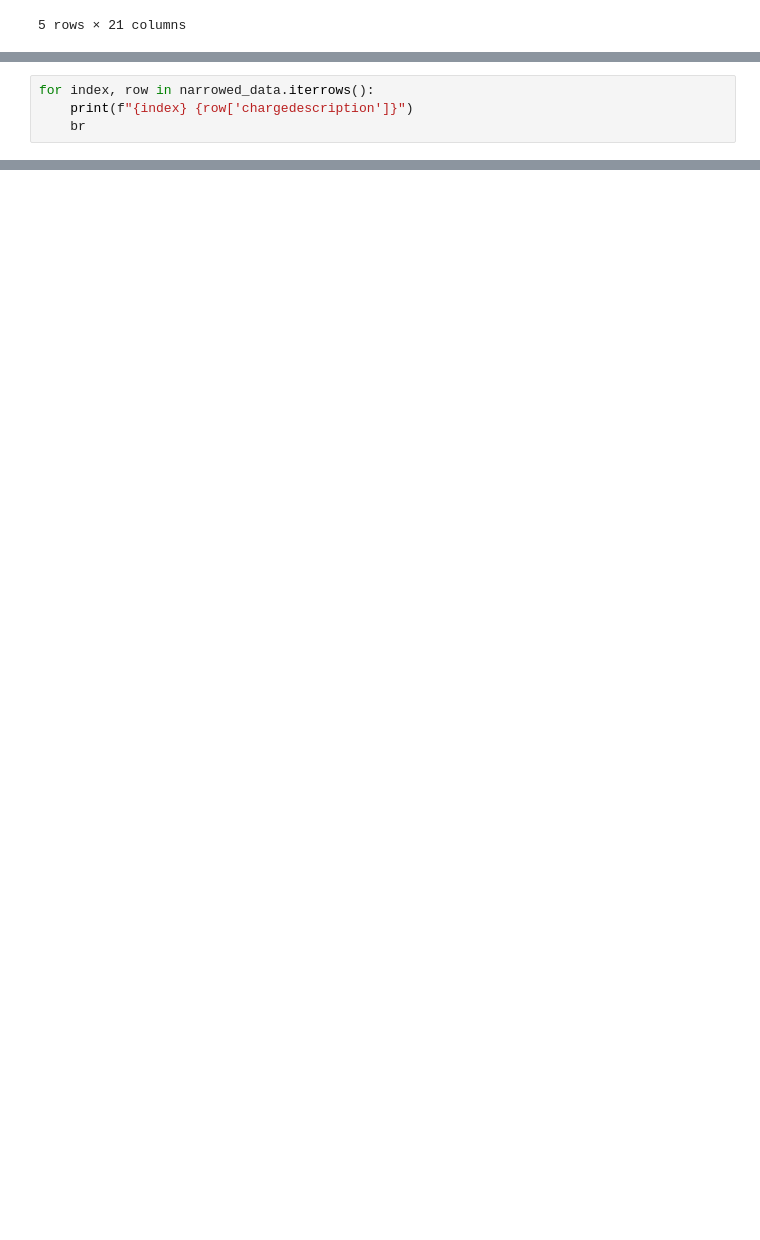
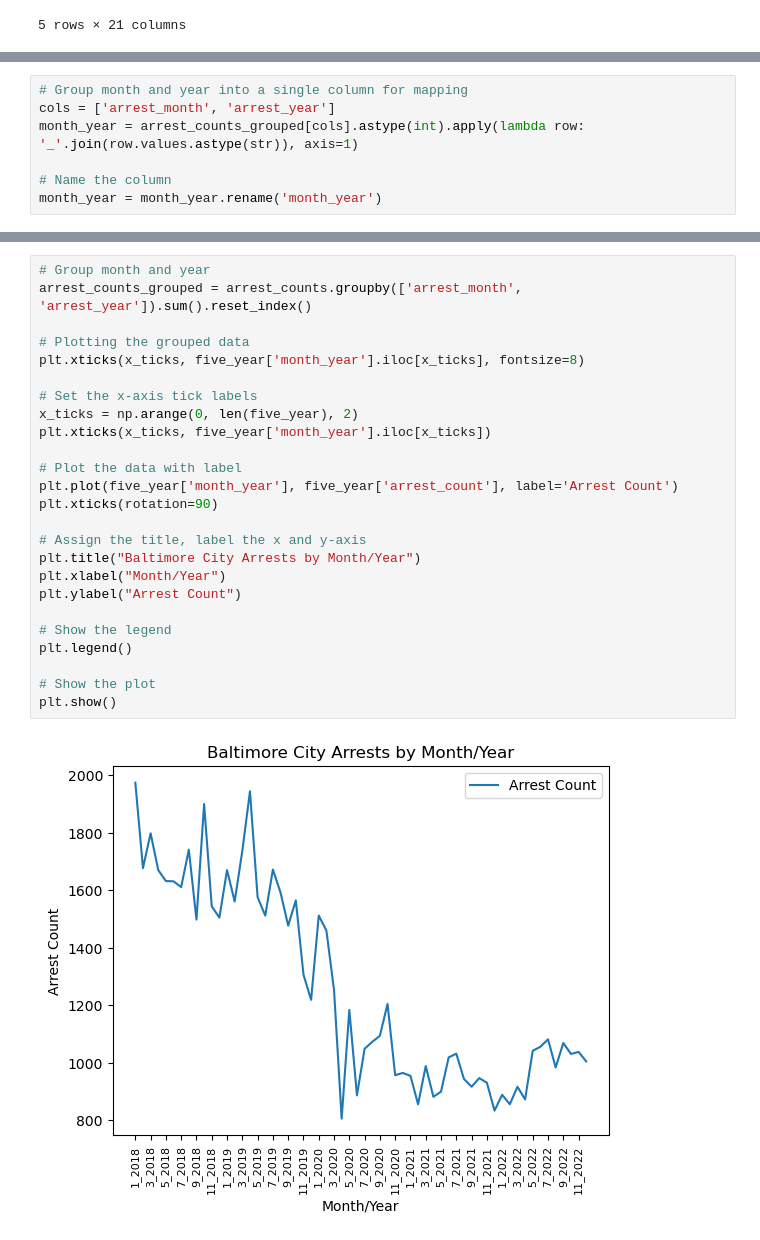
Before and after one commit to erusin12/dataProject1, a Jupyter notebook: dataProject1.ipynb, the cells around one changed output, grey strips where cells are left out. Cells and saved outputs as stored; diff of their text form; blank space fills up the shorter version.

```diff
--- a/dataProject1.ipynb
+++ b/dataProject1.ipynb
@@ -214,4 +63,0 @@ narrowed_data
-# %%
-for index, row in narrowed_data.iterrows():
-    print(f"{index} {row['chargedescription']}")
-    br
@@ -333,0 +242,7 @@ grouped_charges_all.to_csv("Data/grouped_charges.csv")
+# %%
+# Group month and year into a single column for mapping
+cols = ['arrest_month', 'arrest_year']
+month_year = arrest_counts_grouped[cols].astype(int).apply(lambda row: '_'.join(row.values.astype(str)), axis=1)
+
+# Name the column
+month_year = month_year.rename('month_year')
@@ -333,0 +259,27 @@ grouped_charges_all.to_csv("Data/grouped_charges.csv")
+# %%
+# Group month and year
+arrest_counts_grouped = arrest_counts.groupby(['arrest_month', 'arrest_year']).sum().reset_index()
+
+# Plotting the grouped data
+plt.xticks(x_ticks, five_year['month_year'].iloc[x_ticks], fontsize=8)
+
+# Set the x-axis tick labels
+x_ticks = np.arange(0, len(five_year), 2)
+plt.xticks(x_ticks, five_year['month_year'].iloc[x_ticks])
+
+# Plot the data with label
+plt.plot(five_year['month_year'], five_year['arrest_count'], label='Arrest Count')
+plt.xticks(rotation=90)
+
+# Assign the title, label the x and y-axis
+plt.title("Baltimore City Arrests by Month/Year")
+plt.xlabel("Month/Year")
+plt.ylabel("Arrest Count")
+
+# Show the legend
+plt.legend()
+
+# Show the plot
+plt.show()
+# %% [output]
+[figure, new version]
```
Also changed, not shown: parts of 33 cells of this notebook, 4 other files.
